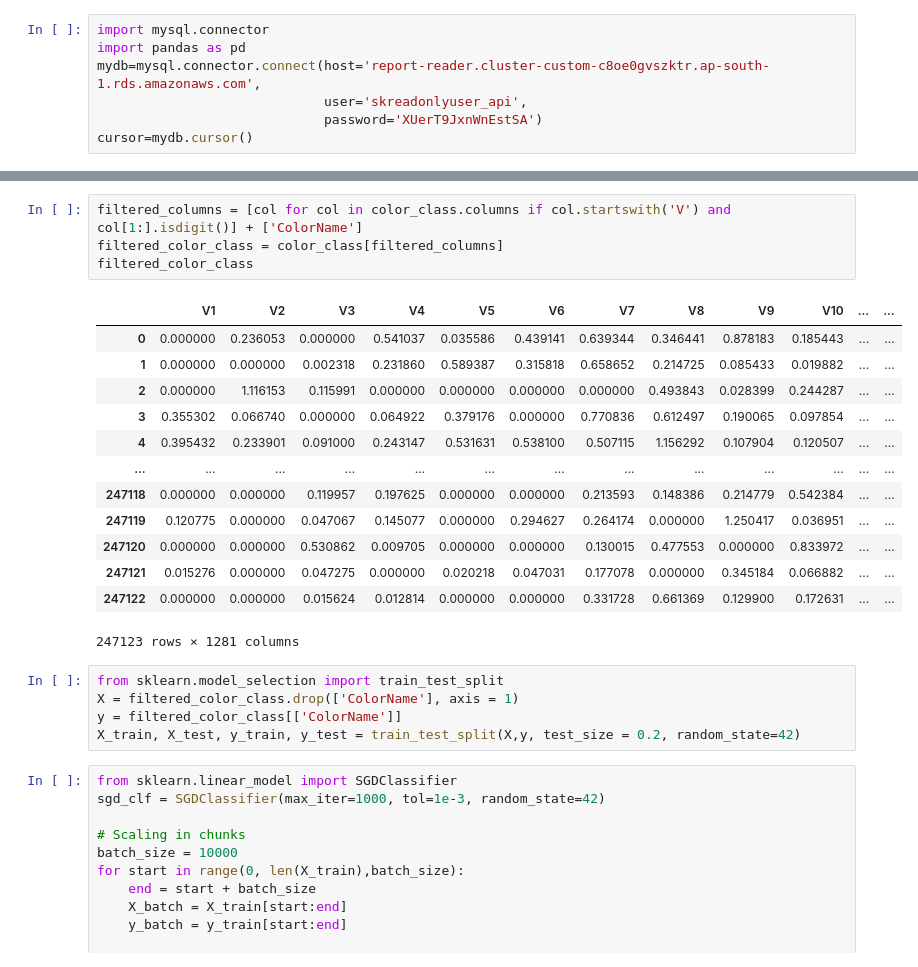
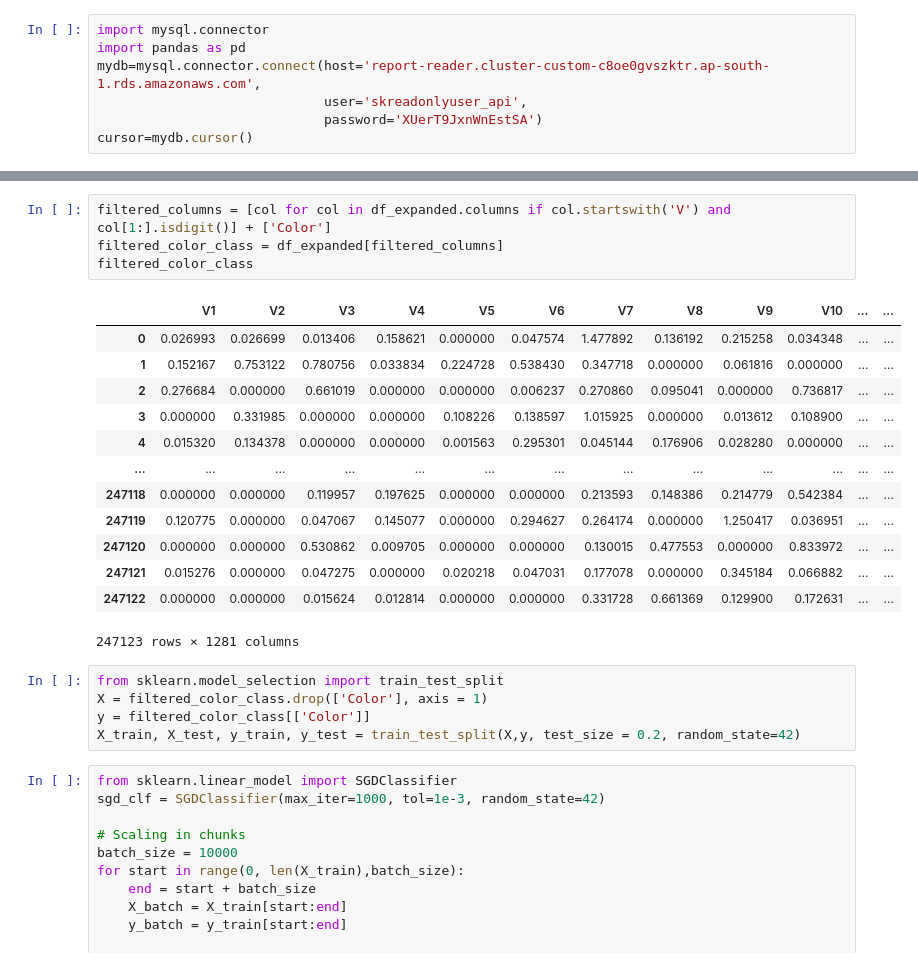
Before and after one commit to SupplyAnalytics/Product_Attribute_Classification, a Jupyter notebook: Classification_Stage_1.ipynb, the cells around one changed output, grey strips where cells are left out. Cells and saved outputs as stored; diff of their text form.

```diff
--- a/Classification_Stage_1.ipynb
+++ b/Classification_Stage_1.ipynb
@@ -654,14 +642,14 @@ color_class
 # %%
-filtered_columns = [col for col in color_class.columns if col.startswith('V') and col[1:].isdigit()] + ['ColorName']
-filtered_color_class = color_class[filtered_columns]
+filtered_columns = [col for col in df_expanded.columns if col.startswith('V') and col[1:].isdigit()] + ['Color']
+filtered_color_class = df_expanded[filtered_columns]
 filtered_color_class
 # %% [output]
 |  | V1 | V2 | V3 | V4 | V5 | V6 | V7 | V8 | V9 | V10 | ... | ... |
-| 0 | 0.000000 | 0.236053 | 0.000000 | 0.541037 | 0.035586 | 0.439141 | 0.639344 | 0.346441 | 0.878183 | 0.185443 | ... | ... |
-| 1 | 0.000000 | 0.000000 | 0.002318 | 0.231860 | 0.589387 | 0.315818 | 0.658652 | 0.214725 | 0.085433 | 0.019882 | ... | ... |
-| 2 | 0.000000 | 1.116153 | 0.115991 | 0.000000 | 0.000000 | 0.000000 | 0.000000 | 0.493843 | 0.028399 | 0.244287 | ... | ... |
-| 3 | 0.355302 | 0.066740 | 0.000000 | 0.064922 | 0.379176 | 0.000000 | 0.770836 | 0.612497 | 0.190065 | 0.097854 | ... | ... |
-| 4 | 0.395432 | 0.233901 | 0.091000 | 0.243147 | 0.531631 | 0.538100 | 0.507115 | 1.156292 | 0.107904 | 0.120507 | ... | ... |
+| 0 | 0.026993 | 0.026699 | 0.013406 | 0.158621 | 0.000000 | 0.047574 | 1.477892 | 0.136192 | 0.215258 | 0.034348 | ... | ... |
+| 1 | 0.152167 | 0.753122 | 0.780756 | 0.033834 | 0.224728 | 0.538430 | 0.347718 | 0.000000 | 0.061816 | 0.000000 | ... | ... |
+| 2 | 0.276684 | 0.000000 | 0.661019 | 0.000000 | 0.000000 | 0.006237 | 0.270860 | 0.095041 | 0.000000 | 0.736817 | ... | ... |
+| 3 | 0.000000 | 0.331985 | 0.000000 | 0.000000 | 0.108226 | 0.138597 | 1.015925 | 0.000000 | 0.013612 | 0.108900 | ... | ... |
+| 4 | 0.015320 | 0.134378 | 0.000000 | 0.000000 | 0.001563 | 0.295301 | 0.045144 | 0.176906 | 0.028280 | 0.000000 | ... | ... |
 | ... | ... | ... | ... | ... | ... | ... | ... | ... | ... | ... | ... | ... |
 | 247118 | 0.000000 | 0.000000 | 0.119957 | 0.197625 | 0.000000 | 0.000000 | 0.213593 | 0.148386 | 0.214779 | 0.542384 | ... | ... |
 | 247119 | 0.120775 | 0.000000 | 0.047067 | 0.145077 | 0.000000 | 0.294627 | 0.264174 | 0.000000 | 1.250417 | 0.036951 | ... | ... |
@@ -671,8 +659,8 @@ filtered_color_class
 247123 rows × 1281 columns
 # %%
 from sklearn.model_selection import train_test_split
-X = filtered_color_class.drop(['ColorName'], axis = 1)
-y = filtered_color_class[['ColorName']]
+X = filtered_color_class.drop(['Color'], axis = 1)
+y = filtered_color_class[['Color']]
 X_train, X_test, y_train, y_test = train_test_split(X,y, test_size = 0.2, random_state=42)
 # %%
 from sklearn.linear_model import SGDClassifier
```
Also changed, not shown: parts of 36 cells of this notebook, 9 other files.
